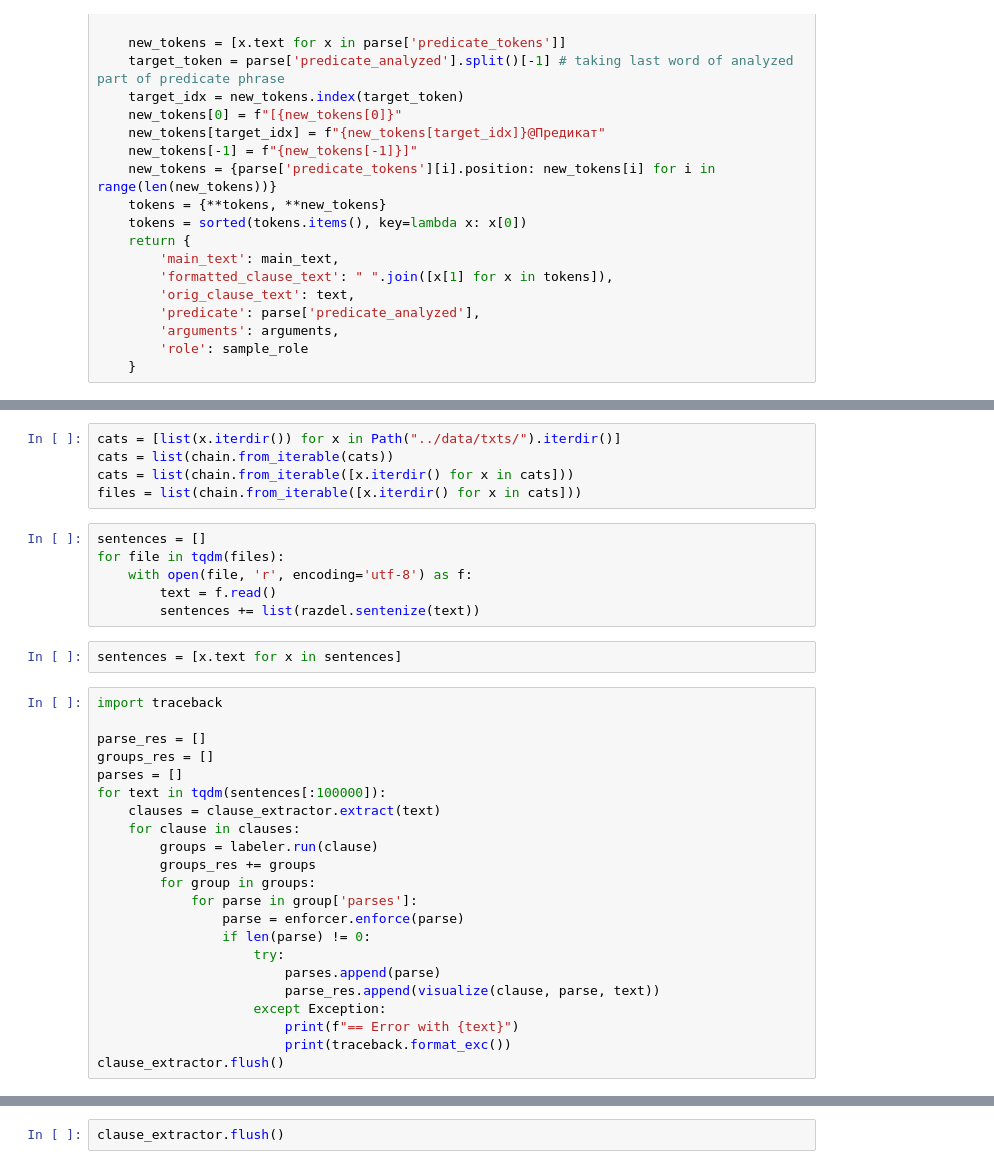
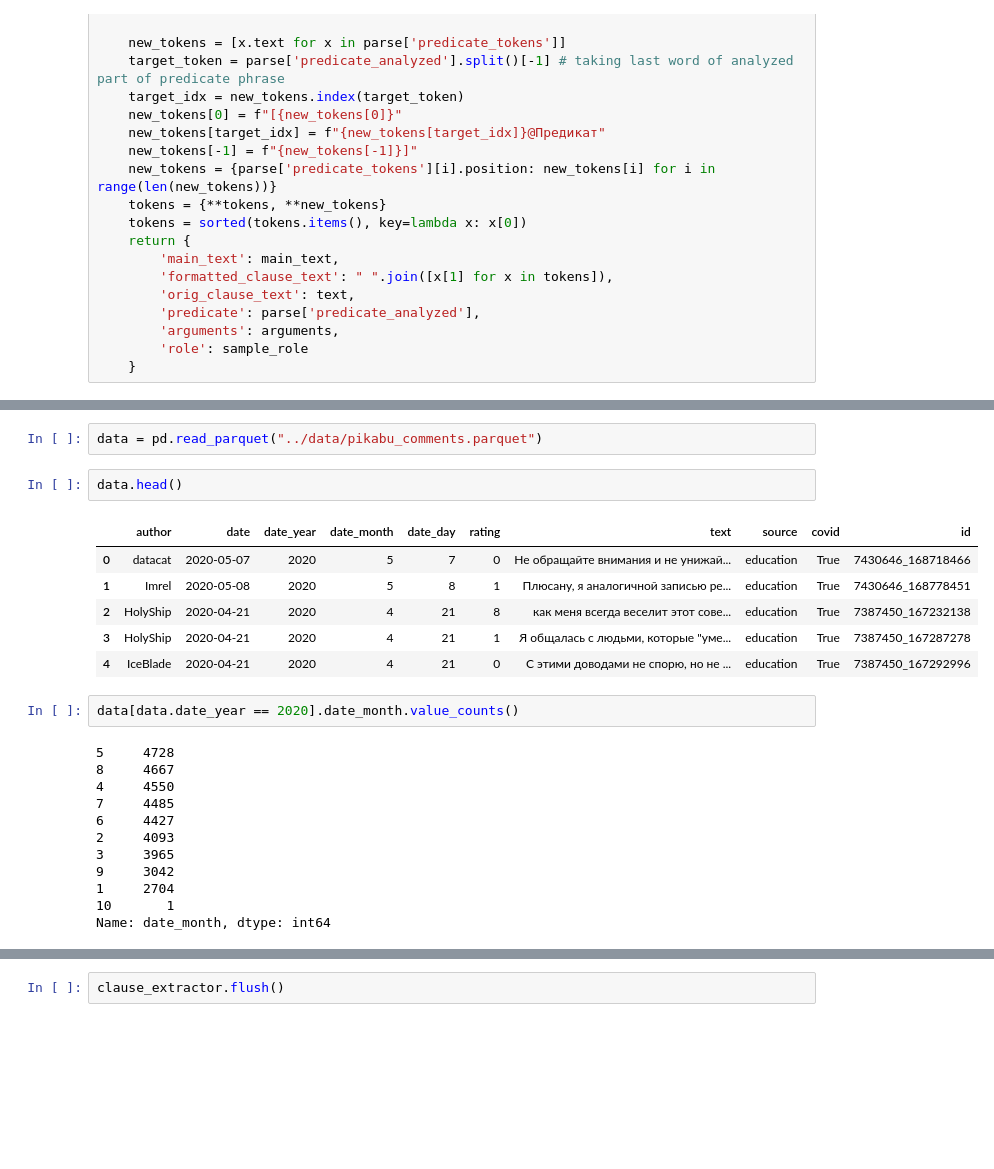
Before and after one commit to Rexhaif/sementic_role_labeler, a Jupyter notebook: experiments/srl_demo.ipynb, the cells around one changed output, grey strips where cells are left out. Cells and saved outputs as stored; diff of their text form; blank space fills up the shorter version.

```diff
--- a/experiments/srl_demo.ipynb
+++ b/experiments/srl_demo.ipynb
@@ -630,35 +623,25 @@ from pathlib import Path
-# %%
-cats = [list(x.iterdir()) for x in Path("../data/txts/").iterdir()]
-cats = list(chain.from_iterable(cats))
-cats = list(chain.from_iterable([x.iterdir() for x in cats]))
-files = list(chain.from_iterable([x.iterdir() for x in cats]))
-# %%
-sentences = []
-for file in tqdm(files):
-    with open(file, 'r', encoding='utf-8') as f:
-        text = f.read()
-        sentences += list(razdel.sentenize(text))
-# %%
-sentences = [x.text for x in sentences]
-# %%
-import traceback
-
-parse_res = []
-groups_res = []
-parses = []
-for text in tqdm(sentences[:100000]):
-    clauses = clause_extractor.extract(text)
-    for clause in clauses:
-        groups = labeler.run(clause)
-        groups_res += groups
-        for group in groups:
-            for parse in group['parses']:
-                parse = enforcer.enforce(parse)
-                if len(parse) != 0:
-                    try:
-                        parses.append(parse)
-                        parse_res.append(visualize(clause, parse, text))
-                    except Exception:
-                        print(f"== Error with {text}")
-                        print(traceback.format_exc())
-clause_extractor.flush()
+# %%
+data = pd.read_parquet("../data/pikabu_comments.parquet")
+# %%
+data.head()
+# %% [output]
+|  | author | date | date_year | date_month | date_day | rating | text | source | covid | id |
+| 0 | datacat | 2020-05-07 | 2020 | 5 | 7 | 0 | Не обращайте внимания и не унижай... | education | True | 7430646_168718466 |
+| 1 | Imrel | 2020-05-08 | 2020 | 5 | 8 | 1 | Плюсану, я аналогичной записью ре... | education | True | 7430646_168778451 |
+| 2 | HolyShip | 2020-04-21 | 2020 | 4 | 21 | 8 | как меня всегда веселит этот сове... | education | True | 7387450_167232138 |
+| 3 | HolyShip | 2020-04-21 | 2020 | 4 | 21 | 1 | Я общалась с людьми, которые "уме... | education | True | 7387450_167287278 |
+| 4 | IceBlade | 2020-04-21 | 2020 | 4 | 21 | 0 | С этими доводами не спорю, но не ... | education | True | 7387450_167292996 |
+# %%
+data[data.date_year == 2020].date_month.value_counts()
+# %% [output]
+5     4728
+8     4667
+4     4550
+7     4485
+6     4427
+2     4093
+3     3965
+9     3042
+1     2704
+10       1
+Name: date_month, dtype: int64
```
Also changed, not shown: parts of 56 cells of this notebook, 1 other file.
